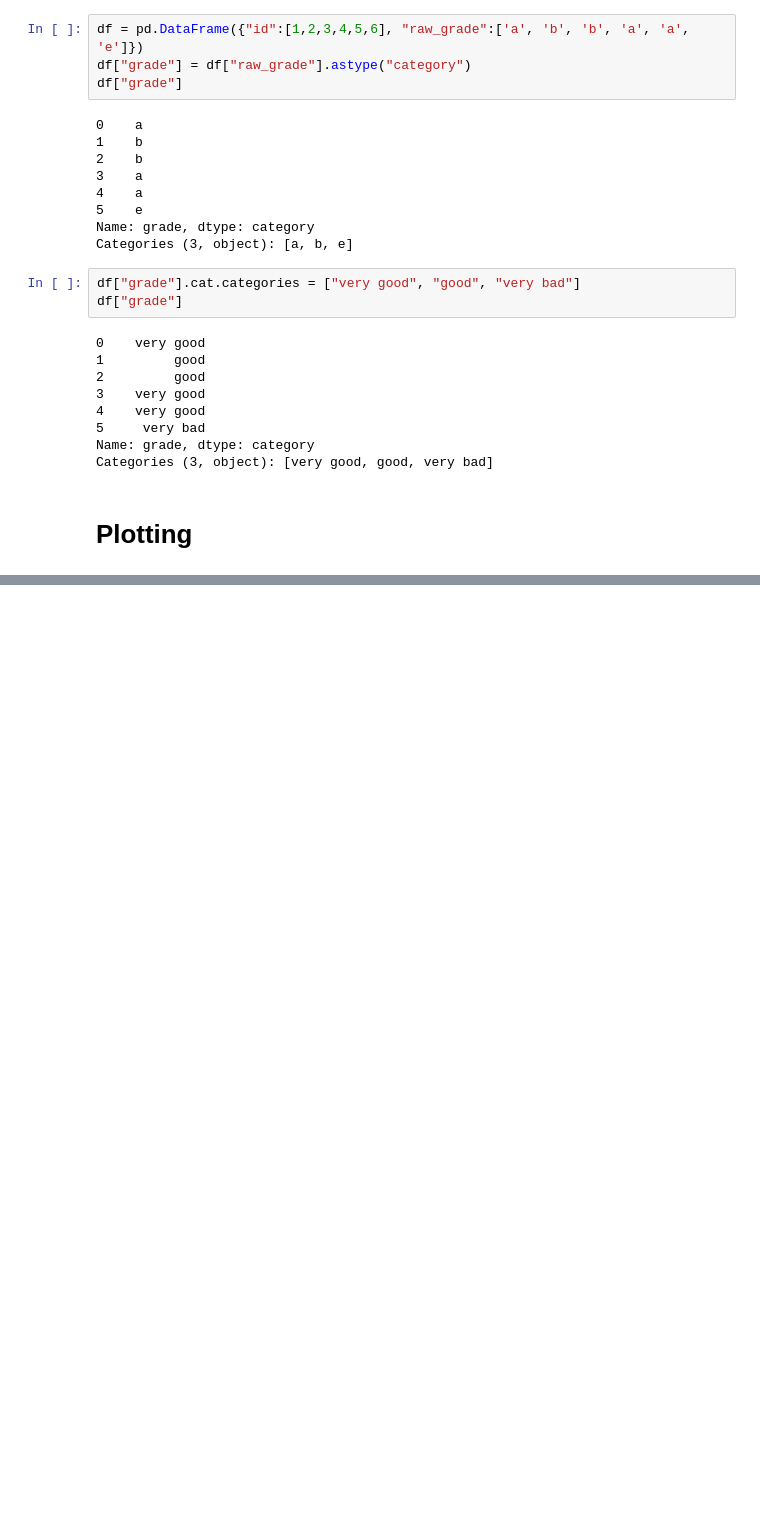
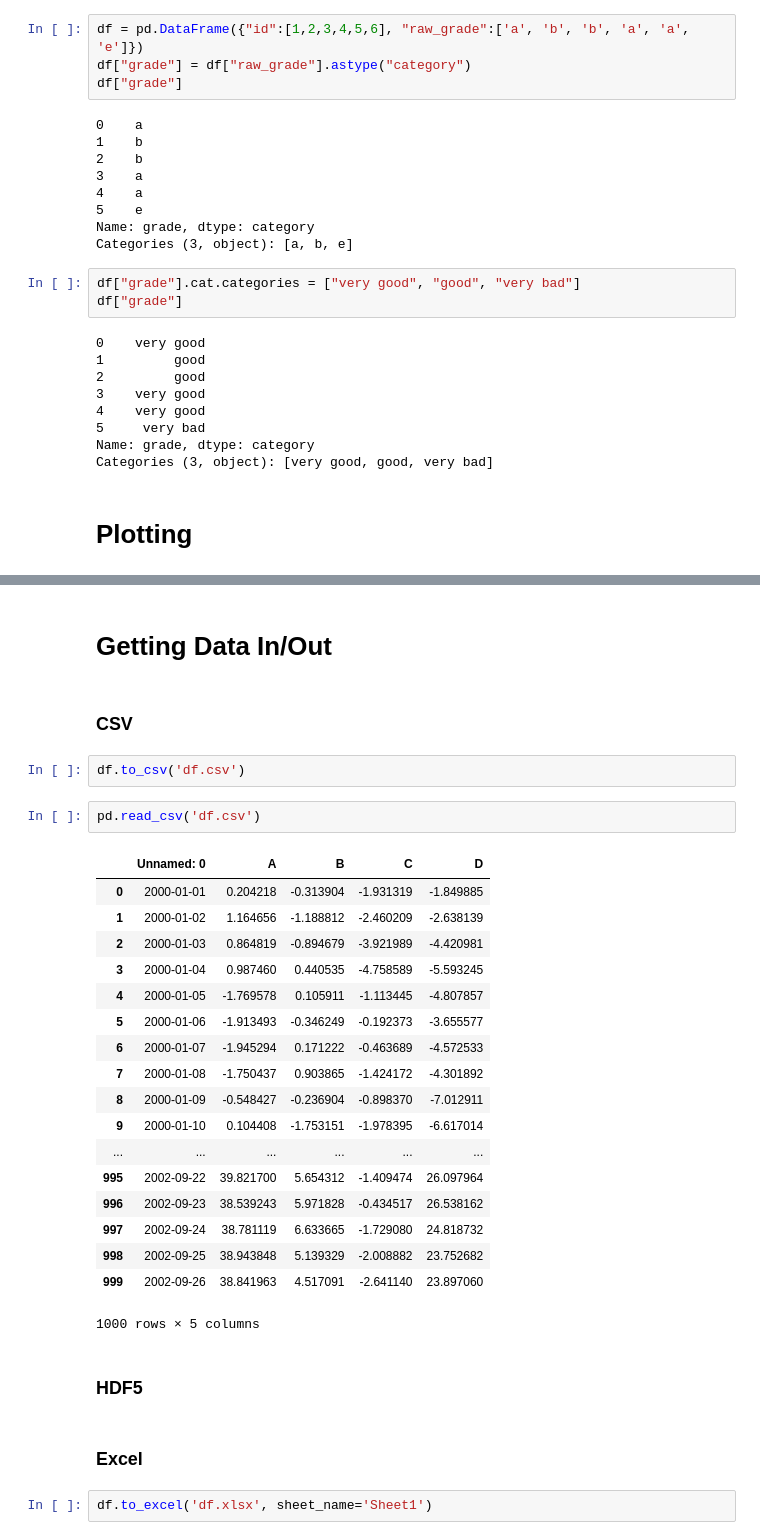
Before and after one commit to safi-manar/pandas_tutorial, a Jupyter notebook: Pandas_10_tutorial.ipynb, the cells around one changed output, grey strips where cells are left out. Drawn from its saved outputs; the diff is of its cells as text; blank space fills up the shorter version.

Commit message:
Getting Data In/Out completed

```diff
--- a/Pandas_10_tutorial.ipynb
+++ b/Pandas_10_tutorial.ipynb
@@ -857,0 +857,33 @@ plt.show()
+# %% [markdown]
+# Getting Data In/Out
+# %% [markdown]
+### CSV
+# %%
+df.to_csv('df.csv')
+# %%
+pd.read_csv('df.csv')
+# %% [output]
+|  | Unnamed: 0 | A | B | C | D |
+| 0 | 2000-01-01 | 0.204218 | -0.313904 | -1.931319 | -1.849885 |
+| 1 | 2000-01-02 | 1.164656 | -1.188812 | -2.460209 | -2.638139 |
+| 2 | 2000-01-03 | 0.864819 | -0.894679 | -3.921989 | -4.420981 |
+| 3 | 2000-01-04 | 0.987460 | 0.440535 | -4.758589 | -5.593245 |
+| 4 | 2000-01-05 | -1.769578 | 0.105911 | -1.113445 | -4.807857 |
+| 5 | 2000-01-06 | -1.913493 | -0.346249 | -0.192373 | -3.655577 |
+| 6 | 2000-01-07 | -1.945294 | 0.171222 | -0.463689 | -4.572533 |
+| 7 | 2000-01-08 | -1.750437 | 0.903865 | -1.424172 | -4.301892 |
+| 8 | 2000-01-09 | -0.548427 | -0.236904 | -0.898370 | -7.012911 |
+| 9 | 2000-01-10 | 0.104408 | -1.753151 | -1.978395 | -6.617014 |
+| ... | ... | ... | ... | ... | ... |
+| 995 | 2002-09-22 | 39.821700 | 5.654312 | -1.409474 | 26.097964 |
+| 996 | 2002-09-23 | 38.539243 | 5.971828 | -0.434517 | 26.538162 |
+| 997 | 2002-09-24 | 38.781119 | 6.633665 | -1.729080 | 24.818732 |
+| 998 | 2002-09-25 | 38.943848 | 5.139329 | -2.008882 | 23.752682 |
+| 999 | 2002-09-26 | 38.841963 | 4.517091 | -2.641140 | 23.897060 |
+1000 rows × 5 columns
+# %% [markdown]
+### HDF5
+# %% [markdown]
+### Excel
+# %%
+df.to_excel('df.xlsx', sheet_name='Sheet1')
```
Also changed, not shown: parts of 3 cells of this notebook, 2 other files.
